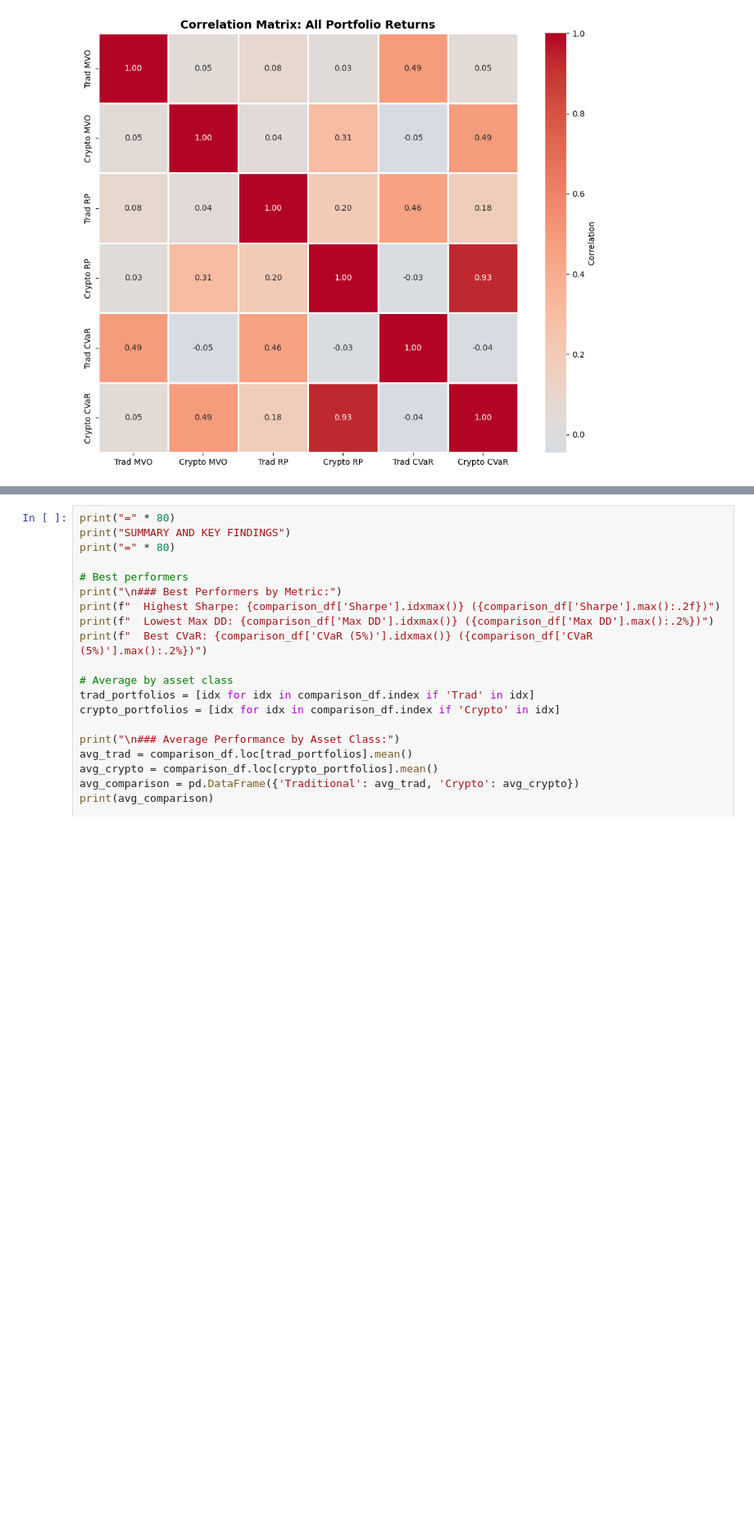
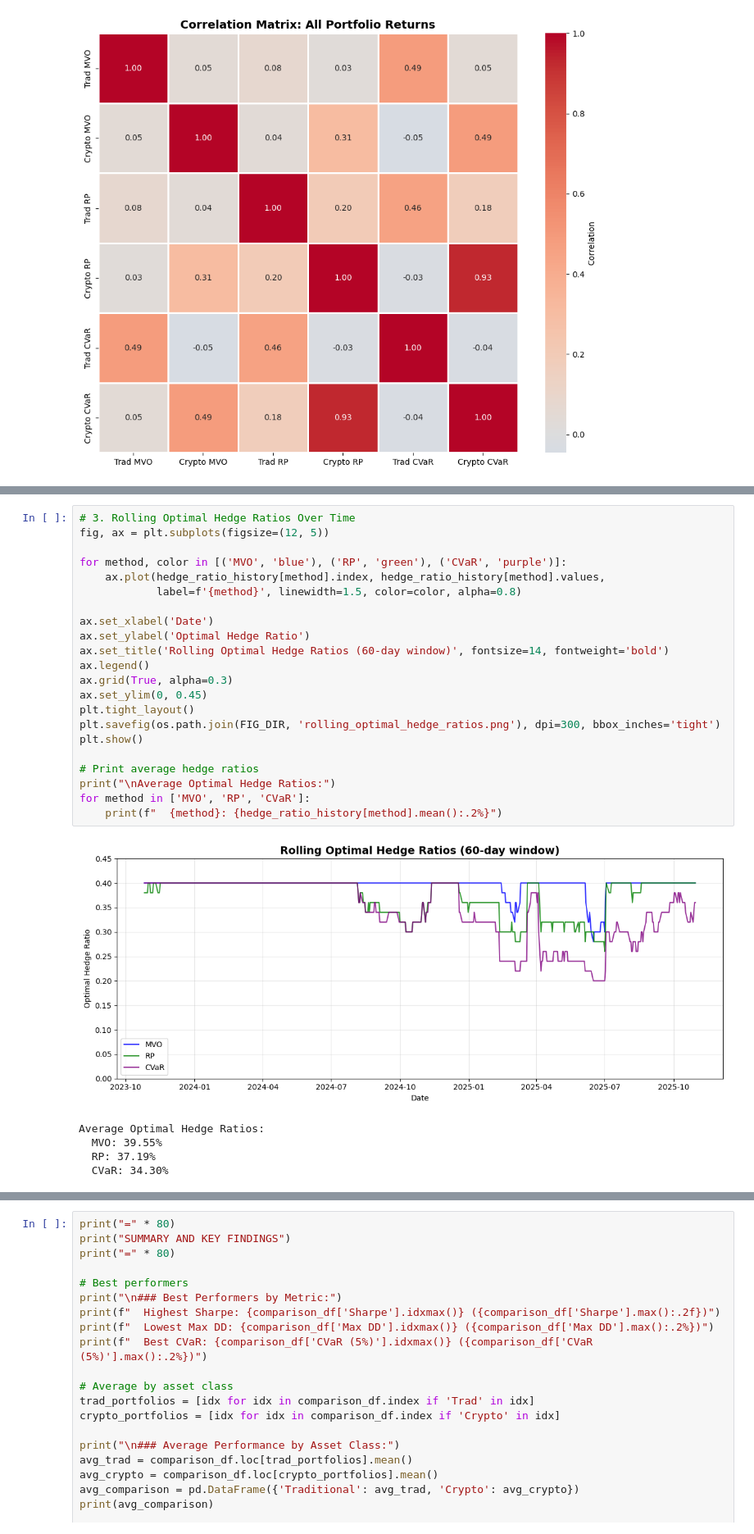
Before and after one commit to sahilnay/crypto-final-project-trad-crypto-assets, a Jupyter notebook: 5_portfolio_optimization/portfolio_optimization.ipynb, the cells around one changed output, grey strips where cells are left out. Shown at 82% size. Drawn from its saved outputs; the diff is of its cells as text; blank space fills up the shorter version.

```diff
--- a/5_portfolio_optimization/portfolio_optimization.ipynb
+++ b/5_portfolio_optimization/portfolio_optimization.ipynb
@@ -507,0 +807,28 @@ plt.show()
+# %%
+# 3. Rolling Optimal Hedge Ratios Over Time
+fig, ax = plt.subplots(figsize=(12, 5))
+
+for method, color in [('MVO', 'blue'), ('RP', 'green'), ('CVaR', 'purple')]:
+    ax.plot(hedge_ratio_history[method].index, hedge_ratio_history[method].values,
+            label=f'{method}', linewidth=1.5, color=color, alpha=0.8)
+
+ax.set_xlabel('Date')
+ax.set_ylabel('Optimal Hedge Ratio')
+ax.set_title('Rolling Optimal Hedge Ratios (60-day window)', fontsize=14, fontweight='bold')
+ax.legend()
+ax.grid(True, alpha=0.3)
+ax.set_ylim(0, 0.45)
+plt.tight_layout()
+plt.savefig(os.path.join(FIG_DIR, 'rolling_optimal_hedge_ratios.png'), dpi=300, bbox_inches='tight')
+plt.show()
+
+# Print average hedge ratios
+print("\nAverage Optimal Hedge Ratios:")
+for method in ['MVO', 'RP', 'CVaR']:
+    print(f"  {method}: {hedge_ratio_history[method].mean():.2%}")
+# %% [output]
+[figure, added]
+Average Optimal Hedge Ratios:
+  MVO: 39.55%
+  RP: 37.19%
+  CVaR: 34.30%
```
Also changed, not shown: parts of 10 cells of this notebook, 6 other files.
